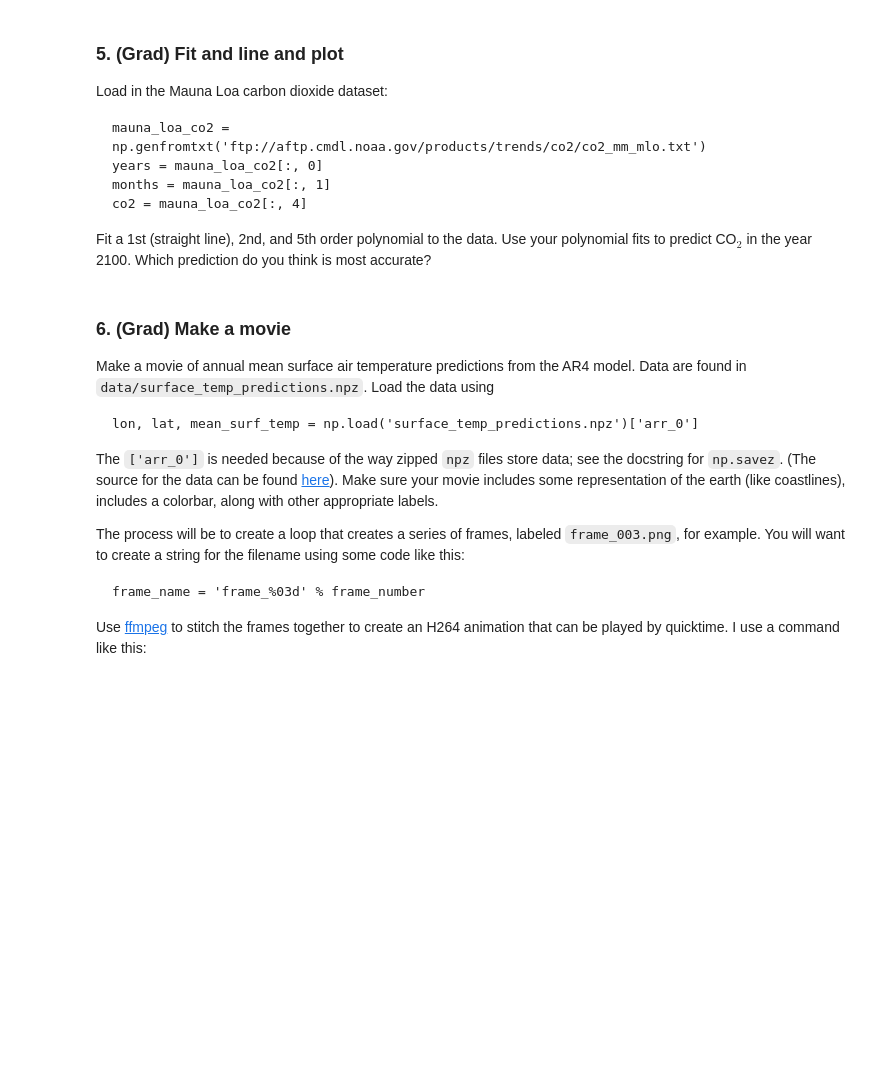
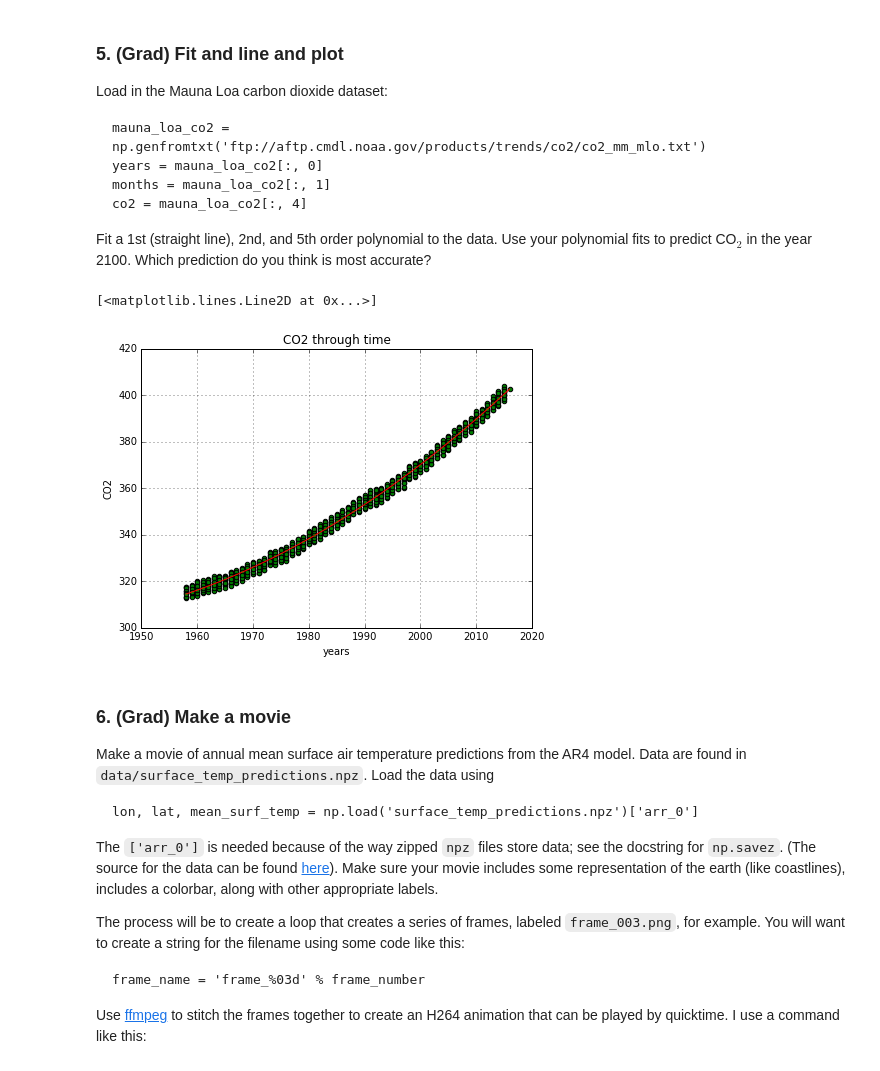
Before and after one commit to johntamu/python4geosciences-hw, a Jupyter notebook: hw04-solutions.ipynb, the cells around one changed output. Saved outputs shown, nothing was run; the diff lists cells and outputs as text; code cells hidden in the pictures; blank space fills up the shorter version.

```diff
--- a/hw04-solutions.ipynb
+++ b/hw04-solutions.ipynb
@@ -146,8 +149,21 @@ Fit a 1st (straight line), 2nd, and 5th order polynomial to the data. Use your p
 # %%
 mauna_loa_co2 = np.genfromtxt('ftp://aftp.cmdl.noaa.gov/products/trends/co2/co2_mm_mlo.txt')
 years = mauna_loa_co2[:, 0]
 months = mauna_loa_co2[:, 1]
 co2 = mauna_loa_co2[:, 4]
+
+fig = plt.figure(figsize=(7,5))
+ax = fig.add_subplot(1,1,1)
+ax.set_xlabel('years')
+ax.set_ylabel('CO2')
+ax.set_title('CO2 through time')
+m, b, c = np.polyfit(years,co2,2)
+ax.scatter(years, co2, s=20, c='green')
+ax.grid()
+ax.plot(years, m*years**2+b*years+c, color='red')
+# %% [output]
+[<matplotlib.lines.Line2D at 0x...>]
+[figure, added]
 # %% [markdown]
 ### 6. (Grad) Make a movie
 
```
Also changed, not shown: parts of 2 cells of this notebook.
